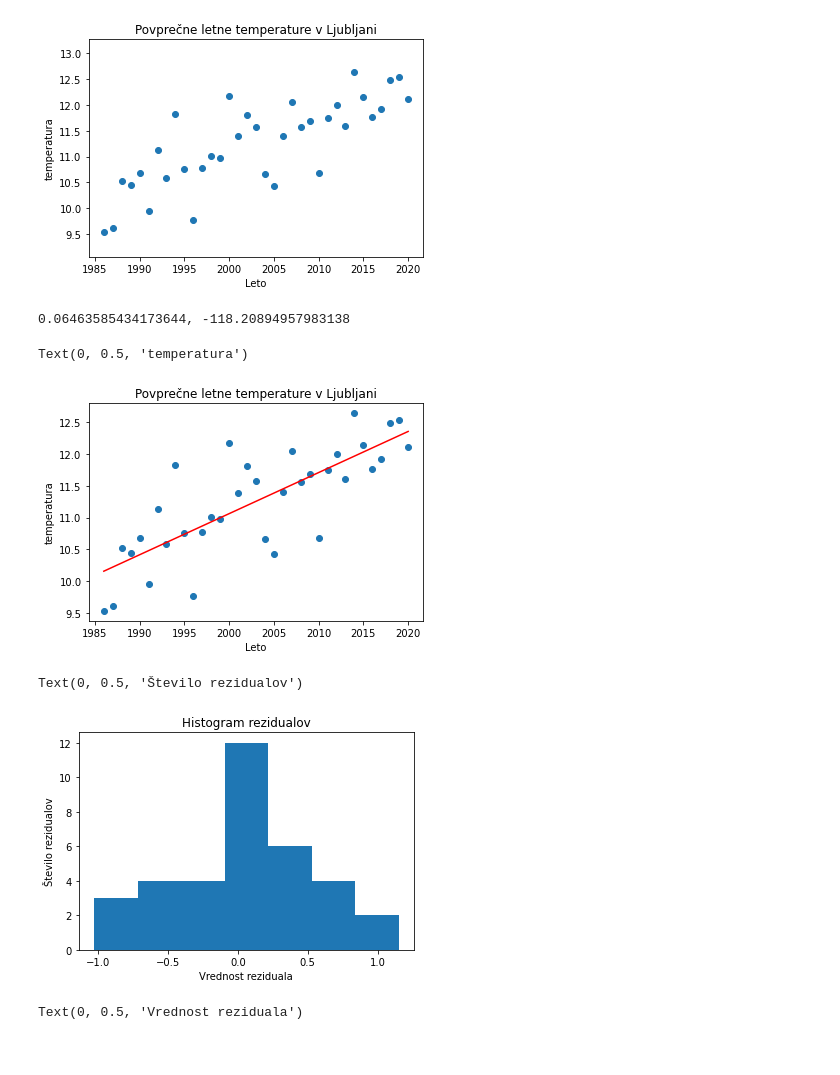
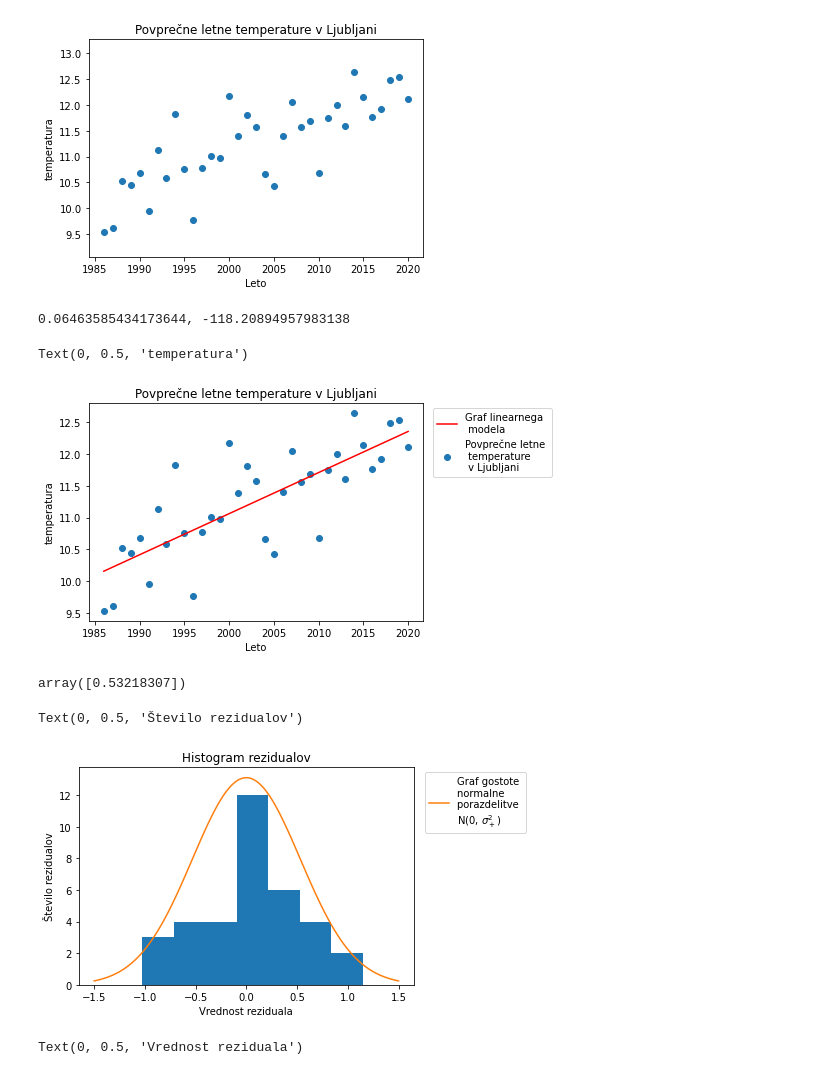
Before and after one commit to DejanPeric058/Seminarska-naloga-pri-Statistiki, a Jupyter notebook: 3. naloga.ipynb, the cells around one changed output. Cells and saved outputs as stored; diff of their text form; code cells hidden in the pictures.

```diff
--- a/3. naloga.ipynb
+++ b/3. naloga.ipynb
@@ -73,27 +73,36 @@ Text(0, 0.5, 'temperatura')
 # %%
 A = np.vstack([leta, np.ones(len(leta))]).T
 result = LA.lstsq(A, T_leta, rcond=None)
 k, n = result[0]
 print(str(k) +', ' + str(n))
 premica = [leta[i]*k + n for i in range(len(leta))]
-plt.scatter(casPlot, Tplot)
-plt.plot(casPlot, premica, 'r')
+plt.scatter(casPlot, Tplot, label='Povprečne letne \n temperature \n v Ljubljani')
+plt.plot(casPlot, premica, 'r', label='Graf linearnega \n modela')
+plt.legend(loc='upper right', bbox_to_anchor=(1.4, 1.0))
 plt.title('Povprečne letne temperature v Ljubljani')
 plt.xlabel('Leto')
 plt.ylabel('temperatura')
 # %% [output]
 0.06463585434173644, -118.20894957983138
 Text(0, 0.5, 'temperatura')
-[figure, old version]
+[figure, new version]
+# %%
+std_L = np.sqrt(result[1]/(35-2))
+std_L
+# %% [output]
+array([0.53218307])
 # %%
 residual = T_leta - premica
 z, xbins, _ = plt.hist(residual, bins=7)
+x = np.linspace(-1.5, 1.5, 100)
+plt.plot(x,17.5*staty.norm.pdf(x,0,std_L), label='Graf gostote \nnormalne \nporazdelitve \nN(0, $\sigma_+^2$)')
+plt.legend(loc='upper right', bbox_to_anchor=(1.35, 1.0))
 plt.title('Histogram rezidualov')
 plt.xlabel('Vrednost reziduala')
 plt.ylabel('Število rezidualov')
 # %% [output]
 Text(0, 0.5, 'Število rezidualov')
-[figure, old version]
+[figure, new version]
 # %%
 #plt.plot(residual)
 leta = temp_lj["LETO"].values
```
Also changed, not shown: parts of 26 cells of this notebook, 13 other files.
